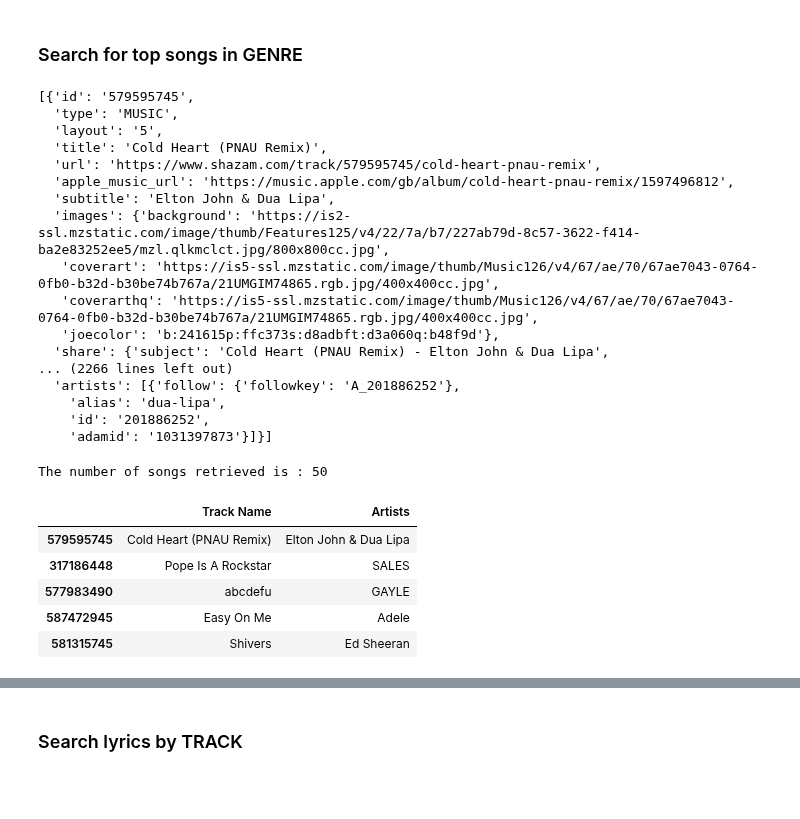
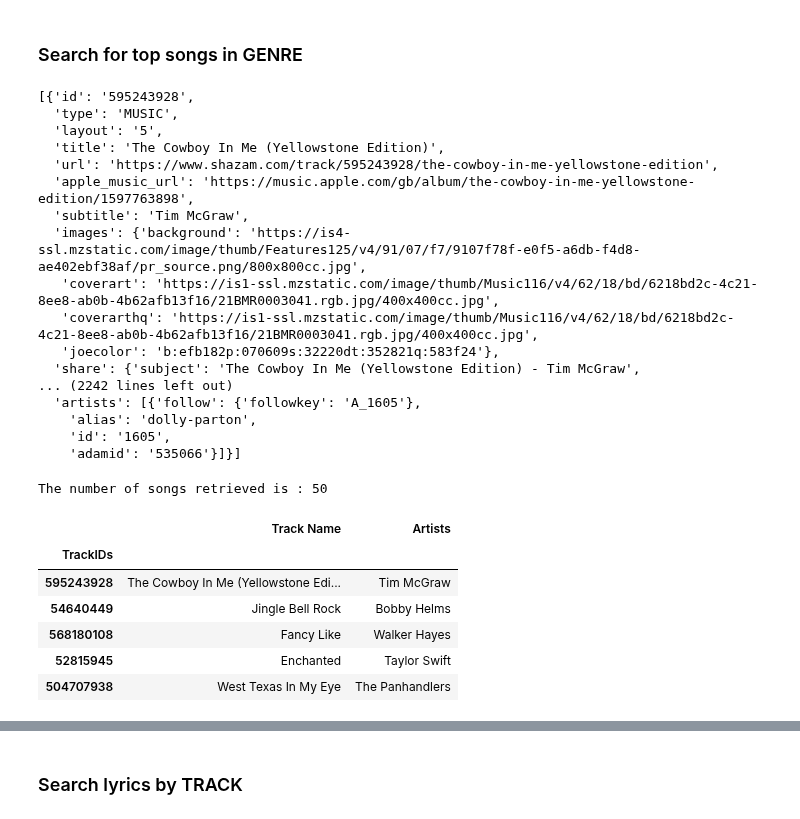
Before and after one commit to laufrankb/MiamiFintechProject2, a Jupyter notebook: data_acquisition/country_data.ipynb, the cells around one changed output, grey strips where cells are left out. Saved outputs shown, nothing was run; the diff lists cells and outputs as text; code cells hidden in the pictures; blank space fills up the shorter version.

```diff
--- a/data_acquisition/country_data.ipynb
+++ b/data_acquisition/country_data.ipynb
@@ -17,51 +20,52 @@ from get_chart_data import get_chart_genre
 # AFRO_BEATS,WORLDWIDE,REGGAE_DANCE_HALL,HOUSE,K_POP,FRENCH_POP,SINGER_SONGWRITER,REG_MEXICO
 
 
-genre = 'POP'
+genre = 'COUNTRY'
 limit_songs = 50
 
 querystring = {"genre_code": genre,"limit":limit_songs}
 chart_response = get_chart_genre(querystring)
 chart_response
 # %% [output]
-[{'id': '579595745',
+[{'id': '595243928',
   'type': 'MUSIC',
   'layout': '5',
-  'title': 'Cold Heart (PNAU Remix)',
-  'url': 'https://www.shazam.com/track/579595745/cold-heart-pnau-remix',
-  'apple_music_url': 'https://music.apple.com/gb/album/cold-heart-pnau-remix/1597496812',
-  'subtitle': 'Elton John & Dua Lipa',
-  'images': {'background': 'https://is2-ssl.mzstatic.com/image/thumb/Features125/v4/22/7a/b7/227ab79d-8c57-3622-f414-ba2e83252ee5/mzl.qlkmclct.jpg/800x800cc.jpg',
-   'coverart': 'https://is5-ssl.mzstatic.com/image/thumb/Music126/v4/67/ae/70/67ae7043-0764-0fb0-b32d-b30be74b767a/21UMGIM74865.rgb.jpg/400x400cc.jpg',
-   'coverarthq': 'https://is5-ssl.mzstatic.com/image/thumb/Music126/v4/67/ae/70/67ae7043-0764-0fb0-b32d-b30be74b767a/21UMGIM74865.rgb.jpg/400x400cc.jpg',
-   'joecolor': 'b:241615p:ffc373s:d8adbft:d3a060q:b48f9d'},
-  'share': {'subject': 'Cold Heart (PNAU Remix) - Elton John & Dua Lipa',
-... (2266 lines left out)
-  'artists': [{'follow': {'followkey': 'A_201886252'},
-    'alias': 'dua-lipa',
-    'id': '201886252',
-    'adamid': '1031397873'}]}]
+  'title': 'The Cowboy In Me (Yellowstone Edition)',
+  'url': 'https://www.shazam.com/track/595243928/the-cowboy-in-me-yellowstone-edition',
+  'apple_music_url': 'https://music.apple.com/gb/album/the-cowboy-in-me-yellowstone-edition/1597763898',
+  'subtitle': 'Tim McGraw',
+  'images': {'background': 'https://is4-ssl.mzstatic.com/image/thumb/Features125/v4/91/07/f7/9107f78f-e0f5-a6db-f4d8-ae402ebf38af/pr_source.png/800x800cc.jpg',
+   'coverart': 'https://is1-ssl.mzstatic.com/image/thumb/Music116/v4/62/18/bd/6218bd2c-4c21-8ee8-ab0b-4b62afb13f16/21BMR0003041.rgb.jpg/400x400cc.jpg',
+   'coverarthq': 'https://is1-ssl.mzstatic.com/image/thumb/Music116/v4/62/18/bd/6218bd2c-4c21-8ee8-ab0b-4b62afb13f16/21BMR0003041.rgb.jpg/400x400cc.jpg',
+   'joecolor': 'b:efb182p:070609s:32220dt:352821q:583f24'},
+  'share': {'subject': 'The Cowboy In Me (Yellowstone Edition) - Tim McGraw',
+... (2242 lines left out)
+  'artists': [{'follow': {'followkey': 'A_1605'},
+    'alias': 'dolly-parton',
+    'id': '1605',
+    'adamid': '535066'}]}]
 # %%
 # Retrieve Track IDs
 
 track_ids=[] # song identifier
 titles = [] # song name
 subtitles = [] # Main artist and featured artists
 
 for track in range(len(chart_response)):
     track_ids.append(chart_response[track]['id'])
     titles.append(chart_response[track]['title'])
     subtitles.append(chart_response[track]['subtitle'])
 
 print(f"The number of songs retrieved is : {len(track_ids)}")
 
-chart_songs = pd.DataFrame({"Track Name": titles, "Artists": subtitles}, index=track_ids)
+chart_songs = pd.DataFrame({"Track Name": titles, "Artists": subtitles, 'TrackIDs': track_ids}).set_index('TrackIDs')
 chart_songs.head(5)
 # %% [output]
 The number of songs retrieved is : 50
 |  | Track Name | Artists |
-| 579595745 | Cold Heart (PNAU Remix) | Elton John & Dua Lipa |
-| 317186448 | Pope Is A Rockstar | SALES |
-| 577983490 | abcdefu | GAYLE |
-| 587472945 | Easy On Me | Adele |
-| 581315745 | Shivers | Ed Sheeran |
+| TrackIDs |  |  |
+| 595243928 | The Cowboy In Me (Yellowstone Edi... | Tim McGraw |
+| 54640449 | Jingle Bell Rock | Bobby Helms |
+| 568180108 | Fancy Like | Walker Hayes |
+| 52815945 | Enchanted | Taylor Swift |
+| 504707938 | West Texas In My Eye | The Panhandlers |
```
Also changed, not shown: parts of 3 cells of this notebook.
